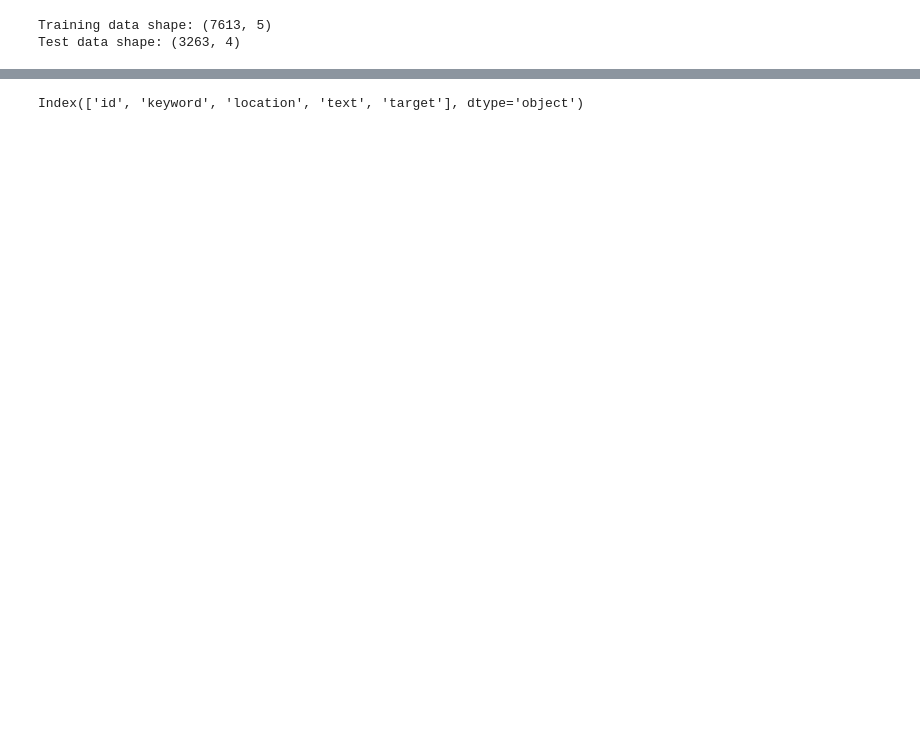
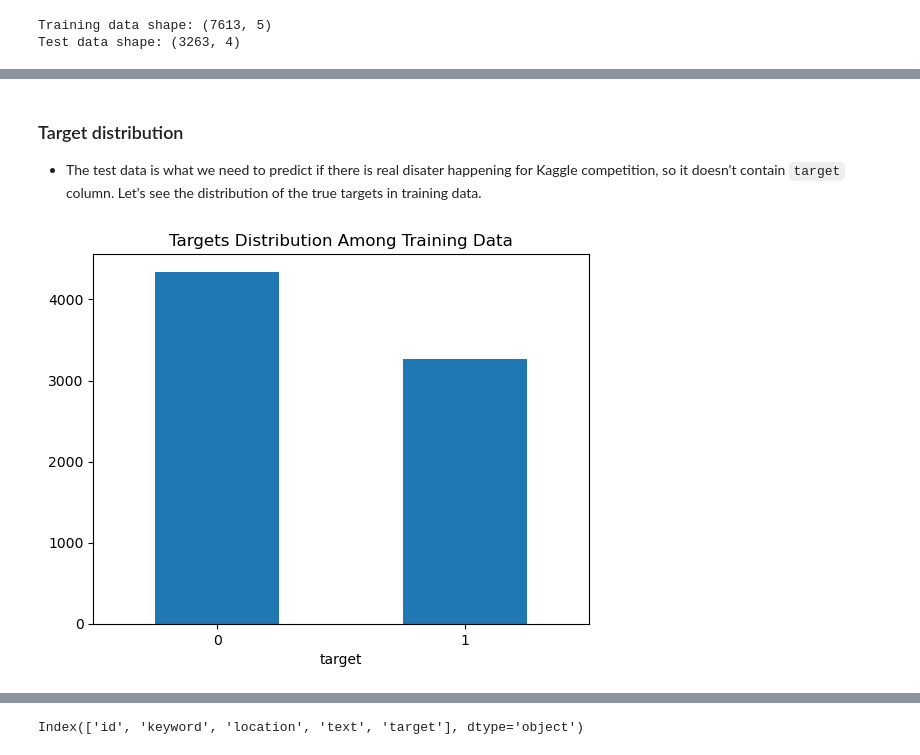
Before and after one commit to IvanLiuTW/code, a Jupyter notebook: rnn_tweet.ipynb, the cells around one changed output, grey strips where cells are left out. Cells and saved outputs as stored; diff of their text form; code cells hidden in the pictures; blank space fills up the shorter version.

```diff
--- a/rnn_tweet.ipynb
+++ b/rnn_tweet.ipynb
@@ -75,0 +122,9 @@ df_train['target'].value_counts().plot(kind = 'bar', title = 'Number Of Target 0
+# %% [markdown]
+### Target distribution
+
+* The test data is what we need to predict if there is real disater happening for Kaggle competition, so it doesn't contain `target` column. Let's see the distribution of the true targets in training data.
+# %%
+# Targets distribution among training data
+df_train['target'].value_counts().plot(kind = 'bar', title = 'Targets distribution among training data'.title(), rot = 0);
+# %% [output]
+[figure, added]
```
Also changed, not shown: parts of 91 cells of this notebook.
